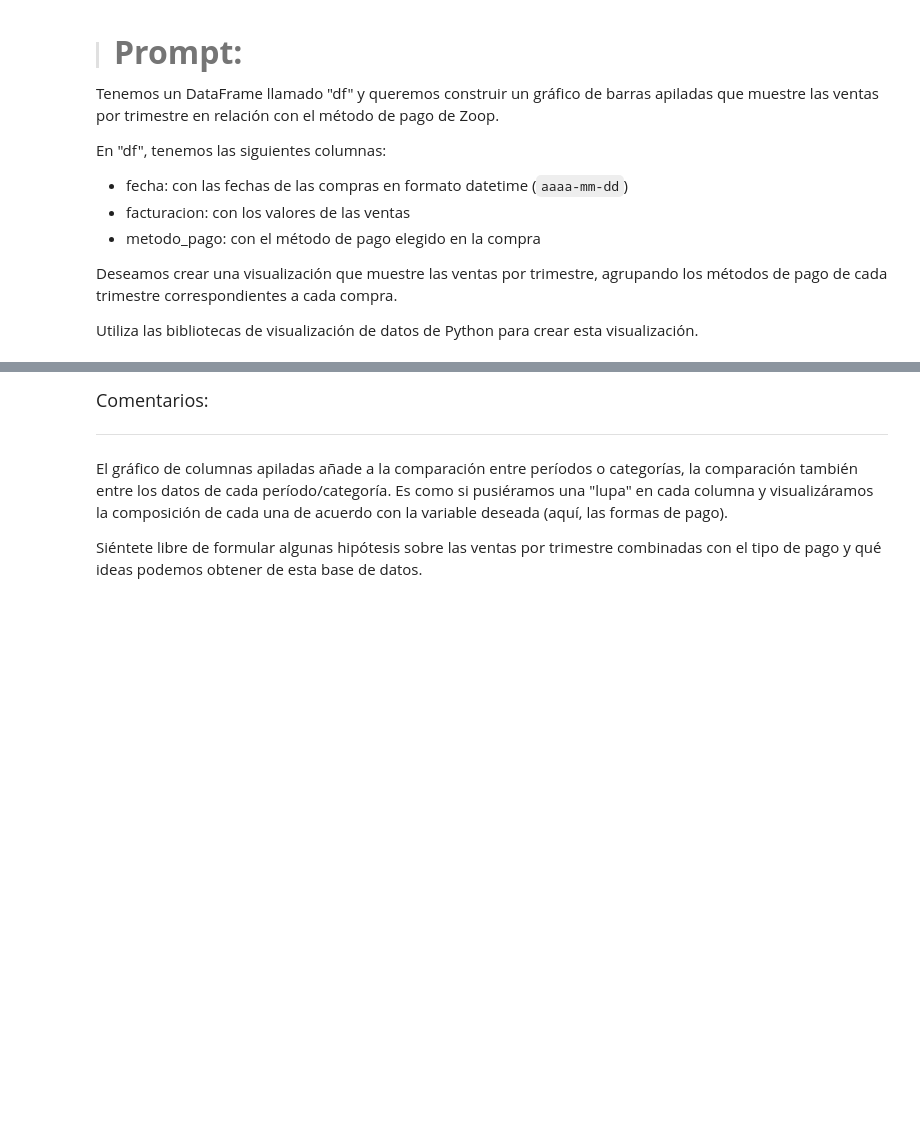
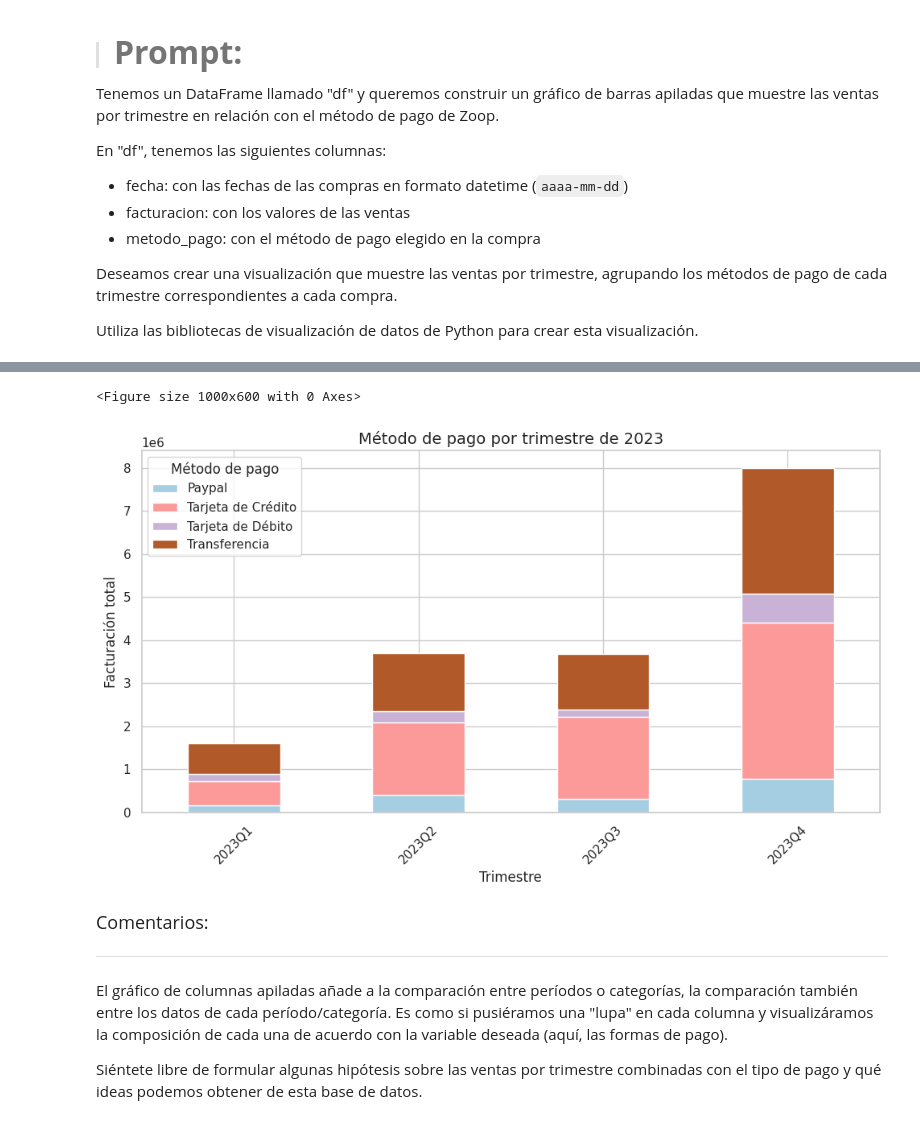
Before and after one commit to DanielRaiicHu/IA_aplicada_a_ciencia_de_datos, a Jupyter notebook: IA_aplicada_a_ciencia_de_datos.ipynb, the cells around one changed output, grey strips where cells are left out. Saved outputs shown, nothing was run; the diff lists cells and outputs as text; code cells hidden in the pictures; blank space fills up the shorter version.

```diff
--- a/IA_aplicada_a_ciencia_de_datos.ipynb
+++ b/IA_aplicada_a_ciencia_de_datos.ipynb
@@ -970,3 +1052,13 @@ En "df", tenemos las siguientes columnas:
 Deseamos crear una visualización que muestre las ventas por trimestre, agrupando los métodos de pago de cada trimestre correspondientes a cada compra.
 
 Utiliza las bibliotecas de visualización de datos de Python para crear esta visualización.
+# %%
+import pandas as pd
+import matplotlib.pyplot as plt
+
+# 1. Crear columna de trimestre a partir de la columna 'fecha'
+df['trimestre'] = df['fecha'].dt.to_period('Q').astype(str)
+
+# 2. Agrupar los datos por trimestre y método de pago, y sumar la facturación
+ventas_trimestrales = df.groupby(['trimestre', 'metodo_pago'])['facturacion'].sum()
+ventas_trimestrales
@@ -972,0 +1085,6 @@ Utiliza las bibliotecas de visualización de datos de Python para crear esta vis
+# %%
+# Convertir el resultado de la agrupación en una tabla con los trimestres como filas y los métodos de pago como columnas.
+# Cada celda representa la facturación total de un método de pago en un trimestre específico.
+# fill_value=0 asegura que, si no hubo ventas con cierto método en un trimestre, se registre como 0 en lugar de NaN.
+ventas_trimestrales = ventas_trimestrales.unstack(fill_value=0)
+ventas_trimestrales
@@ -973,3 +1098,26 @@ Utiliza las bibliotecas de visualización de datos de Python para crear esta vis
+# %%
+# 3. Crear el gráfico de barras apiladas
+plt.figure(figsize=(10, 6))
+ventas_trimestrales.plot(
+    kind='bar',
+    stacked=True, # Apilato
+    figsize=(10, 6),
+    colormap='Paired'
+)
+
+# 4. Personalizar el gráfico
+plt.title('Método de pago por trimestre de 2023', fontsize=14)
+plt.xlabel('Trimestre')
+plt.ylabel('Facturación total')
+plt.xticks(rotation=45)
+plt.legend(title='Método de pago')
+plt.tight_layout()
+
+# 5. Mostrar gráfico
+plt.show()
+# %% [output]
+<Figure size 1000x600 with 0 Axes>
+[figure, added]
 # %% [markdown]
 <font color="7b71ff" size=4> Comentarios: </font>
 
```
Also changed, not shown: parts of 21 cells of this notebook.
